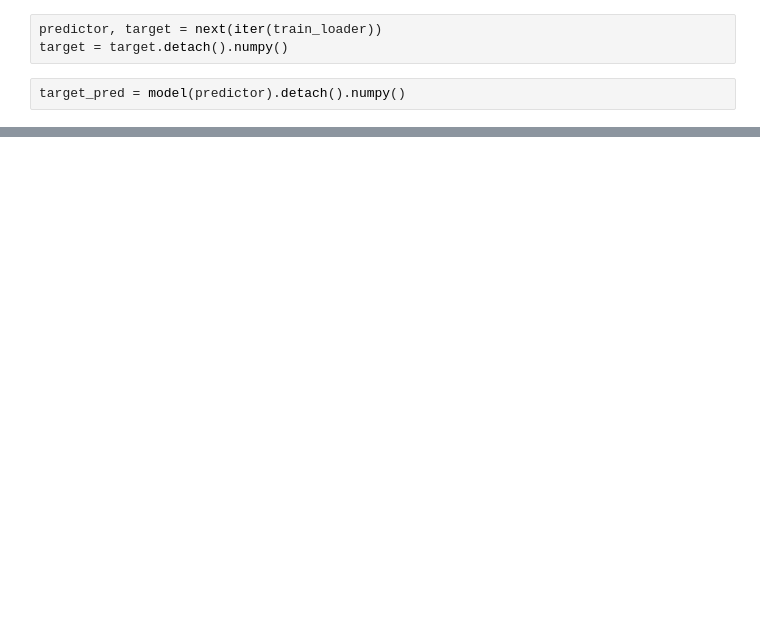
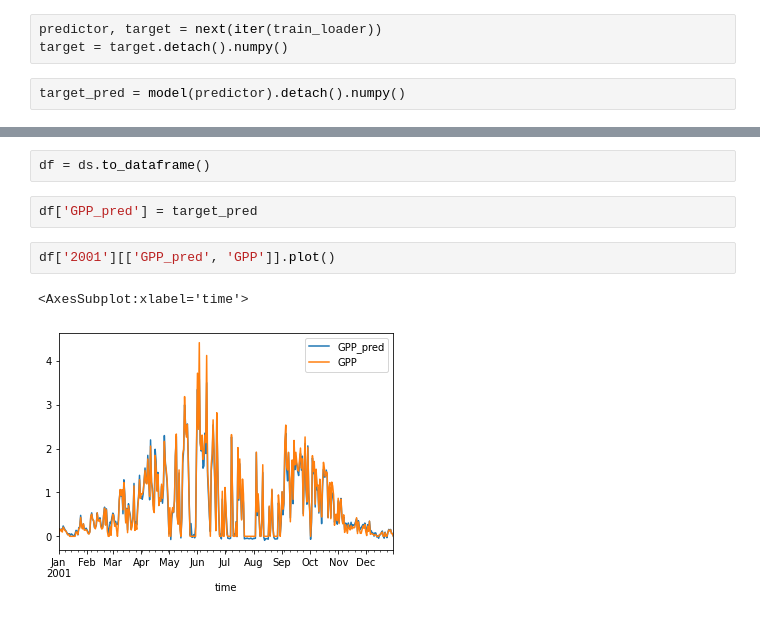
Before and after one commit to pinplex/Hackathon-Attribution, a Jupyter notebook: pytorch_utils/train_gpp_model.ipynb, the cells around one changed output, grey strips where cells are left out. Cells and saved outputs as stored; diff of their text form; blank space fills up the shorter version.

```diff
--- a/pytorch_utils/train_gpp_model.ipynb
+++ b/pytorch_utils/train_gpp_model.ipynb
@@ -203,0 +250,9 @@ plt.scatter(target, target_pred)
+# %%
+df = ds.to_dataframe()
+# %%
+df['GPP_pred'] = target_pred
+# %%
+df['2001'][['GPP_pred', 'GPP']].plot()
+# %% [output]
+<AxesSubplot:xlabel='time'>
+[figure, added]
```
Also changed, not shown: parts of 15 cells of this notebook.
